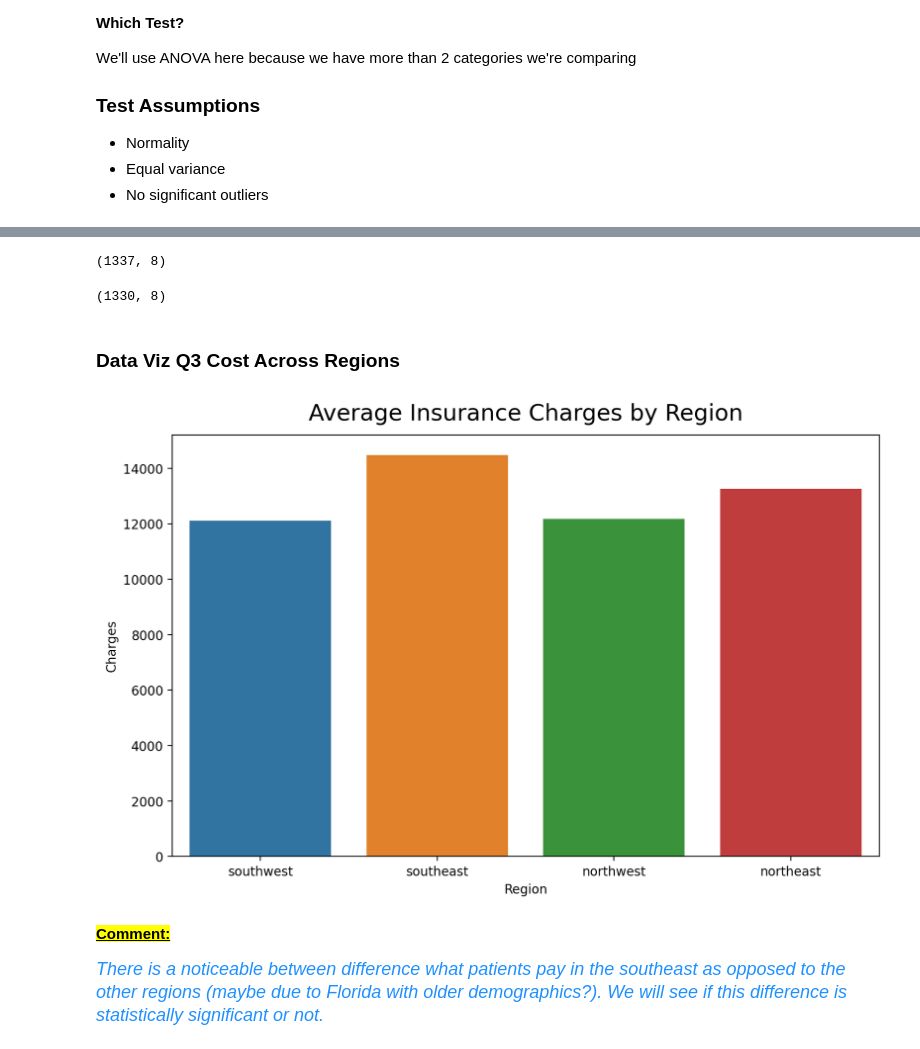
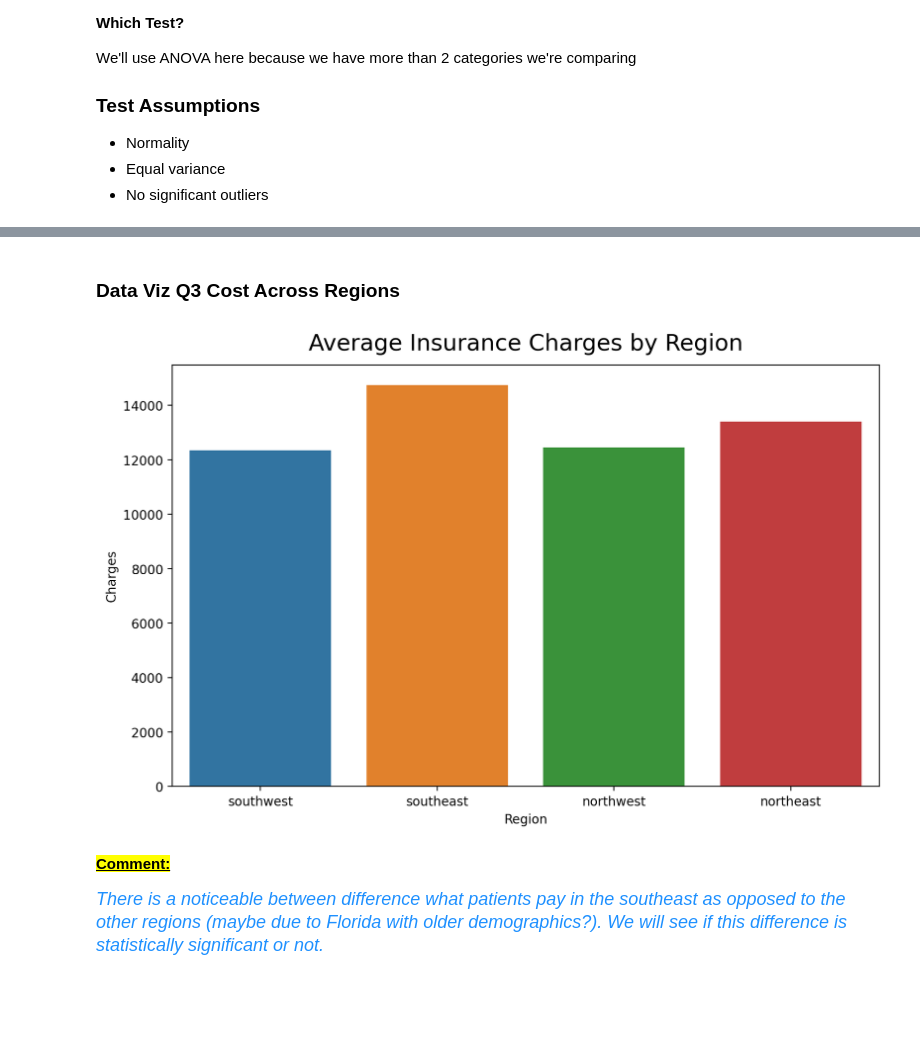
Before and after one commit to CRPeace/CD_Hypothesis_Testing_with_Insurance_Data, a Jupyter notebook: C.Peace_Hypothesis_Testing_with_Insurance_Data.ipynb, the cells around one changed output, grey strips where cells are left out. Drawn from its saved outputs; the diff is of its cells as text; code cells hidden in the pictures; blank space fills up the shorter version.

```diff
--- a/C.Peace_Hypothesis_Testing_with_Insurance_Data.ipynb
+++ b/C.Peace_Hypothesis_Testing_with_Insurance_Data.ipynb
@@ -438,6 +435,0 @@ We'll use ANOVA here because we have more than 2 categories we're comparing
-# %%
-# creating new column with z scores
-df['charges_zs'] = stats.zscore(df['charges'])
-
-# confirming
-df.head()
@@ -465,23 +436,14 @@ display(df[abs(df['charges_zs']) > 3],
-# %%
-# creating new df with outliers removed
-df_no_out = df[abs(df['charges_zs'] < 3)].copy()
-
-# confirming
-display(df.shape, df_no_out.shape)
-# %% [output]
-(1337, 8)
-(1330, 8)
 # %% [markdown]
 ### **Data Viz Q3** Cost Across Regions
 # %%
 # plotting charges by region
 plt.figure(figsize=(10,6), dpi=200)
-sns.barplot(data=df_no_out, y='charges', x='region', errorbar=None)
+sns.barplot(data=df, y='charges', x='region', errorbar=None)
 plt.title('Average Insurance Charges by Region', pad=12, fontsize=18)
 plt.xlabel('Region')
 plt.ylabel('Charges');
 # %% [output]
-[figure, old version]
+[figure, new version]
 # %% [markdown]
 <mark><u>**Comment:**</u>
 
```
Also changed, not shown: parts of 12 cells of this notebook.
